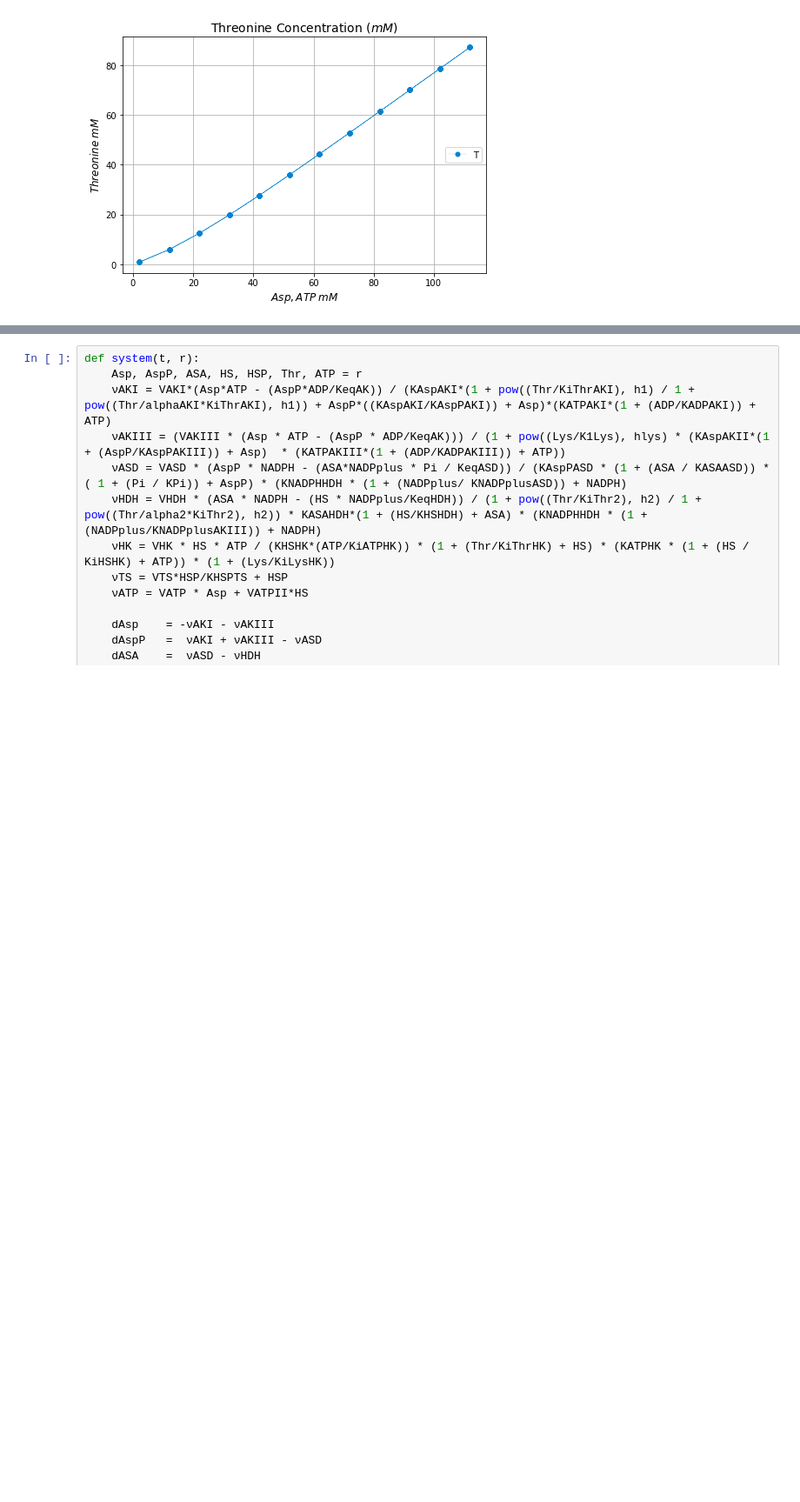
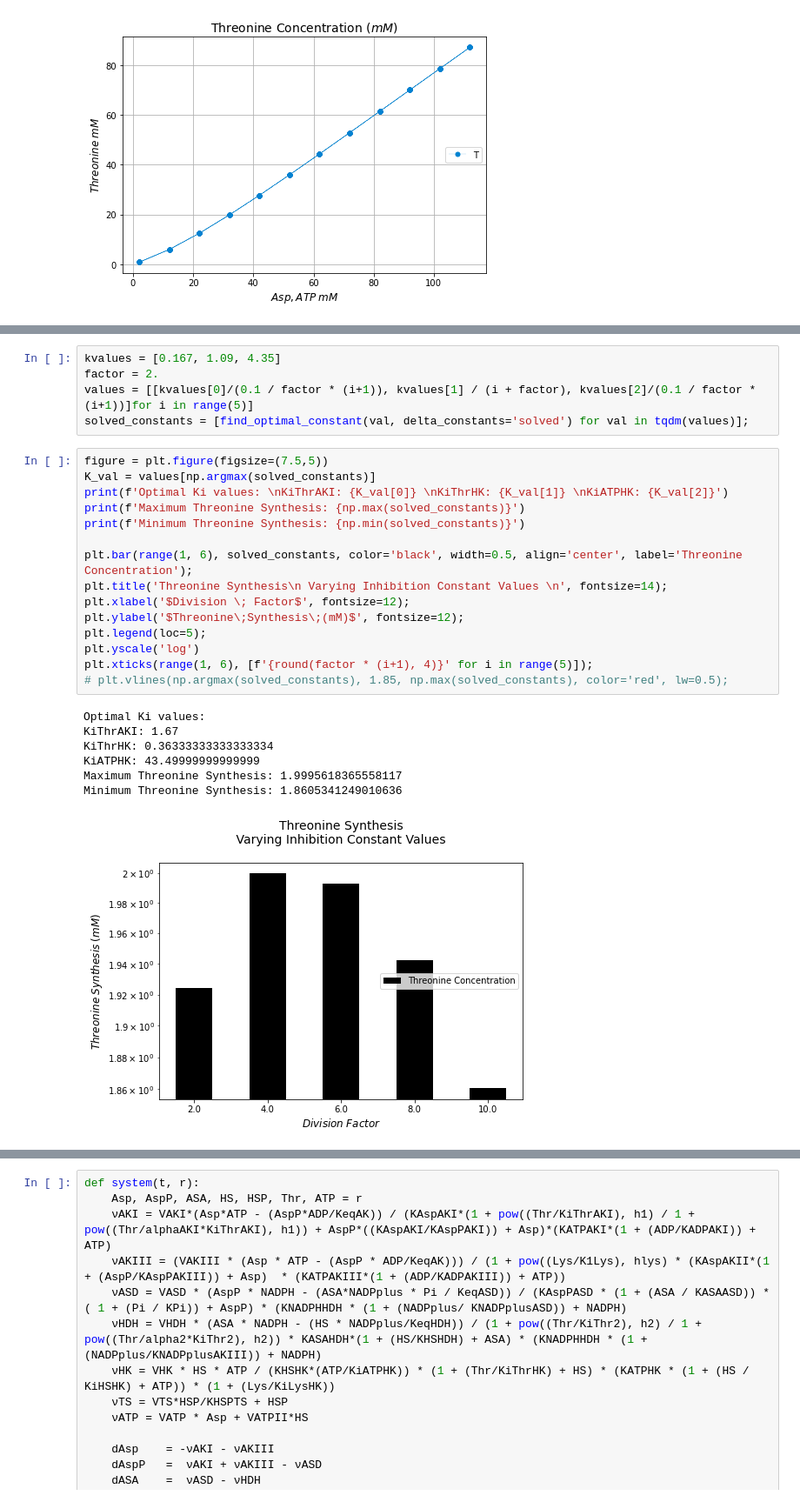
Before and after one commit to alejandrocs98/Proyectos-HCIM, a Jupyter notebook: Proyecto-01/proyecto_1.ipynb, the cells around one changed output, grey strips where cells are left out. Shown: that part at 87% size. Saved outputs shown, nothing was run; the diff lists cells and outputs as text; blank space fills up the shorter version.

```diff
--- a/Proyecto-01/proyecto_1.ipynb
+++ b/Proyecto-01/proyecto_1.ipynb
@@ -394,0 +343,28 @@ plt.grid(True)
+# %%
+kvalues = [0.167, 1.09, 4.35]
+factor = 2.
+values = [[kvalues[0]/(0.1 / factor * (i+1)), kvalues[1] / (i + factor), kvalues[2]/(0.1 / factor * (i+1))]for i in range(5)]
+solved_constants = [find_optimal_constant(val, delta_constants='solved') for val in tqdm(values)];
+# %%
+figure = plt.figure(figsize=(7.5,5))
+K_val = values[np.argmax(solved_constants)]
+print(f'Optimal Ki values: \nKiThrAKI: {K_val[0]} \nKiThrHK: {K_val[1]} \nKiATPHK: {K_val[2]}')
+print(f'Maximum Threonine Synthesis: {np.max(solved_constants)}')
+print(f'Minimum Threonine Synthesis: {np.min(solved_constants)}')
+
+plt.bar(range(1, 6), solved_constants, color='black', width=0.5, align='center', label='Threonine Concentration');
+plt.title('Threonine Synthesis\n Varying Inhibition Constant Values \n', fontsize=14);
+plt.xlabel('$Division \; Factor$', fontsize=12);
+plt.ylabel('$Threonine\;Synthesis\;(mM)$', fontsize=12);
+plt.legend(loc=5);
+plt.yscale('log')
+plt.xticks(range(1, 6), [f'{round(factor * (i+1), 4)}' for i in range(5)]);
+# plt.vlines(np.argmax(solved_constants), 1.85, np.max(solved_constants), color='red', lw=0.5);
+# %% [output]
+Optimal Ki values:
+KiThrAKI: 1.67
+KiThrHK: 0.36333333333333334
+KiATPHK: 43.49999999999999
+Maximum Threonine Synthesis: 1.9995618365558117
+Minimum Threonine Synthesis: 1.8605341249010636
+[figure, added]
```
Also changed, not shown: parts of 12 cells of this notebook.
